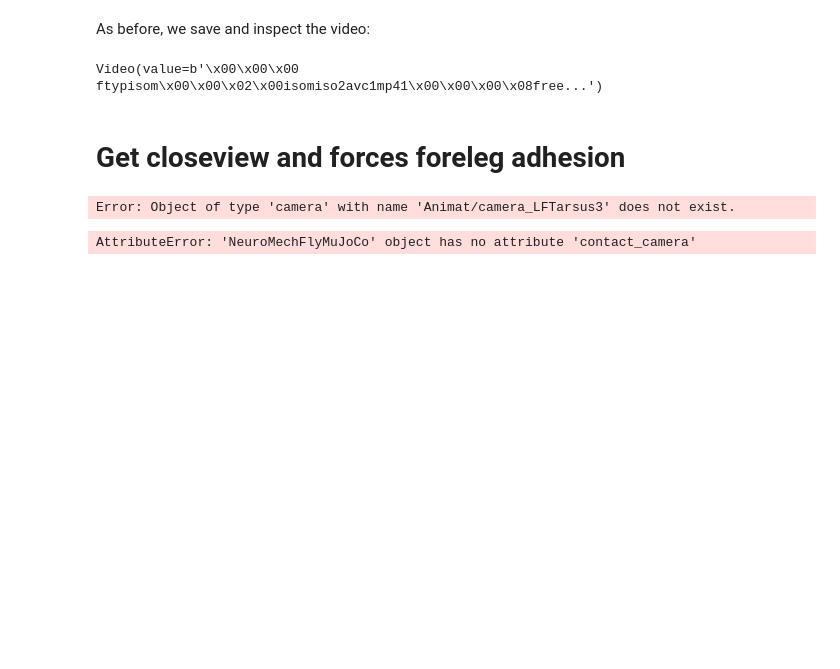
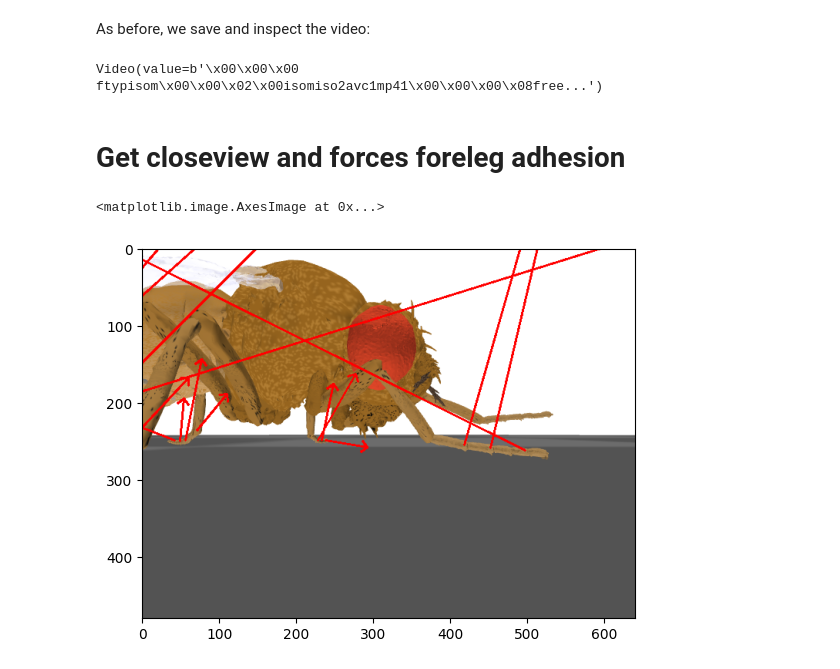
Before and after one commit to NeLy-EPFL/nmf2-paper, a Jupyter notebook: leg_adhesion/generate_adhesion_first_panel.ipynb, the cells around one changed output. Cells and saved outputs as stored; diff of their text form; code cells hidden in the pictures; blank space fills up the shorter version.

```diff
--- a/leg_adhesion/generate_adhesion_first_panel.ipynb
+++ b/leg_adhesion/generate_adhesion_first_panel.ipynb
@@ -188,3 +101,43 @@ Error:
+# %%
+# Run simulation
+obs, info = nmf.reset()
+
+obs_list = [obs]
+k = 0
+
+NSTEPS_STOP = 4000
+
+adhesion_memory = np.zeros(6)
+joint_pos_memory = np.zeros(6)
+
+rf_adhesion_actuator_id = [i for i , actuator in enumerate(nmf.adhesion_actuators) if 'RF' in actuator.name][0]
+lf_adhesion_actuator_id = [i for i , actuator in enumerate(nmf.adhesion_actuators) if 'LF' in actuator.name][0]
+
+counter = 0
+
+for i in trange(num_steps):
+    if counter > 0:
+        counter += 1
+    if counter > 3:
+        joint_pos = joint_pos_memory
+        adhesion = adhesion_memory
+    else:
+        if i > NSTEPS_STOP and (adhesion_memory[rf_adhesion_actuator_id] >= 1 or adhesion_memory[lf_adhesion_actuator_id] <= 0):
+            joint_pos = data_block[:, i]
+            adhesion = nmf.get_adhesion_vector()
+            joint_pos_memory = joint_pos
+            adhesion_memory = adhesion
+            counter += 1
+        else:
+            joint_pos = data_block[:, i]
+            adhesion = nmf.get_adhesion_vector()
+            joint_pos_memory = joint_pos
+            adhesion_memory = adhesion
+    action = {'joints': joint_pos, "adhesion": adhesion}
+    obs, reward, terminated, truncated, info = nmf.step(action)
+    if i > NSTEPS_STOP - 200 and counter < 200:
+        render_status = nmf.render()
+    obs_list.append(obs)
 # %% [markdown]
 As before, we save and inspect the video:
 # %%
@@ -197,18 +150,9 @@ Video.from_file(video_path)
 Video(value=b'\x00\x00\x00 ftypisom\x00\x00\x02\x00isomiso2avc1mp41\x00\x00\x00\x08free...')
 # %% [markdown]
 # Get closeview and forces foreleg adhesion
-# %%
-# render with camera focus tarsus3
-im = nmf.physics.render(camera_id="Animat/camera_LFTarsus3")
-plt.imshow(im)
-
-# reset color of all segments except the Tarsus5
-
-
-# Draw forces
-# %% [output]
-Error: Object of type 'camera' with name 'Animat/camera_LFTarsus3' does not exist.
-# %%
-nmf.contact_camera
-# %% [output]
-AttributeError: 'NeuroMechFlyMuJoCo' object has no attribute 'contact_camera'
+# %%
+img_last = nmf.get_last_frame()
+plt.imshow(img_last, cmap='gray')
+# %% [output]
+<matplotlib.image.AxesImage at 0x...>
+[figure, added]
```
Also changed, not shown: parts of 8 cells of this notebook, 1 other file.
